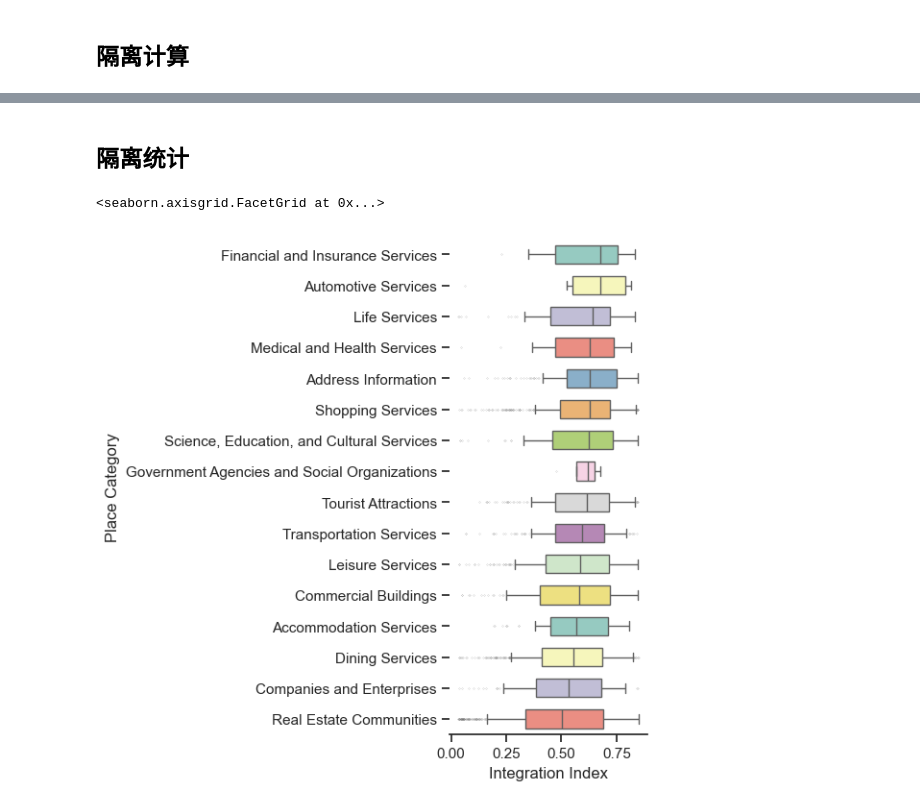
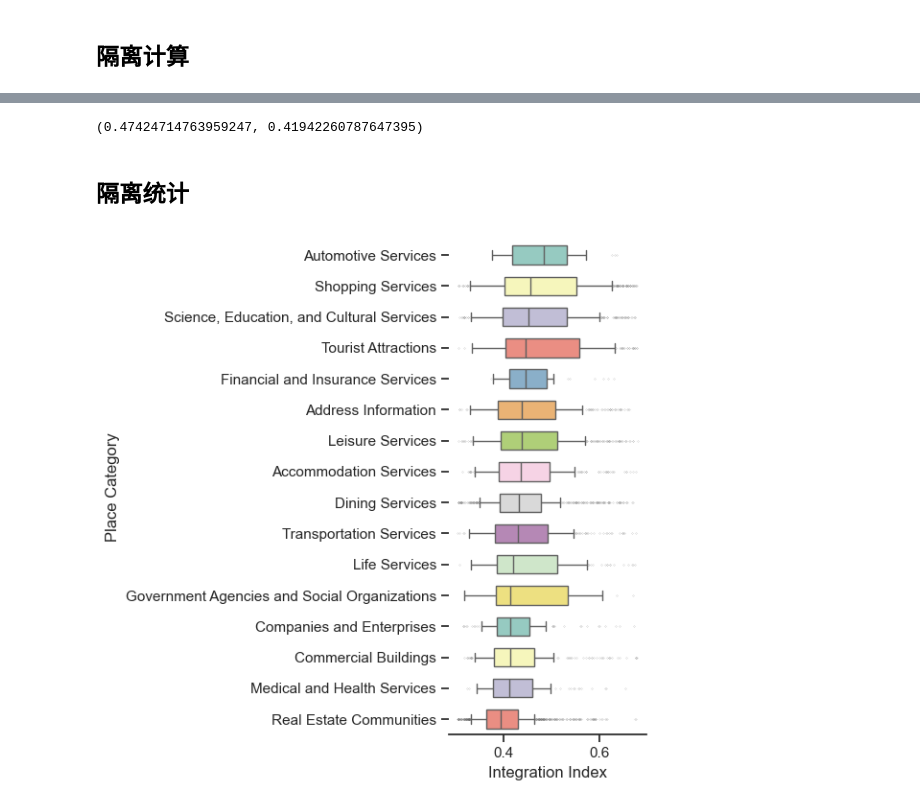
Before and after one commit to MMHHRR/social_segregation, a Jupyter notebook: graph_seg.ipynb, the cells around one changed output, grey strips where cells are left out. Drawn from its saved outputs; the diff is of its cells as text; code cells hidden in the pictures.

```diff
--- a/graph_seg.ipynb
+++ b/graph_seg.ipynb
@@ -975,0 +1111,37 @@ plt.show()
+# %%
+import numpy as np
+import matplotlib.pyplot as plt
+import seaborn as sns
+from collections import defaultdict
+
+# 设置Seaborn样式
+sns.set_style("whitegrid")
+sns.set_palette("deep")
+plt.rcParams.update({'font.size': 12})  # 增加全局字体大小
+
+# 创建图形
+fig, (ax1, ax2) = plt.subplots(1, 2, figsize=(15, 6))
+
+# 用户隔离指数分布
+sns.histplot(data=user_segregation_df, x='composite_integration_index', kde=True, ax=ax1)
+ax1.set_xlabel('Individual Segregation Index', fontsize=16)
+ax1.set_ylabel('Number of Users', fontsize=16)
+ax1.set_title('(a) Distribution of Individual Segregation Index', fontsize=18)
+# 添加用户隔离指数的中位数虚线
+user_median = user_segregation_df['composite_integration_index'].median()
+ax1.axvline(user_median, color='gray', linestyle='--', linewidth=2)
+# ax1.text(user_median, ax1.get_ylim()[1], f'Median: {user_median:.2f}',
+#          horizontalalignment='center', verticalalignment='bottom', color='r', fontsize=14)
+
+# 地点隔离指数分布
+sns.histplot(data=place_segregation_df, x='composite_integration_index', kde=True, ax=ax2)
+ax2.set_xlabel('Place Integration Index', fontsize=16)
+ax2.set_ylabel('Number of Places', fontsize=16)
+ax2.set_title('(b) Distribution of Place Integration Index', fontsize=18)
+place_median = place_segregation_df['composite_integration_index'].median()
+ax2.axvline(place_median, color='gray', linestyle='--', linewidth=2)
+
+# 调整布局
+plt.tight_layout()
+plt.savefig(r"D:\研究生\03Phd\segregation\shanghai\fig0.jpg", dpi=600, bbox_inches='tight')
+plt.show()
@@ -976,3 +1150,7 @@ plt.show()
+# %%
+place_median, user_median
+# %% [output]
+(0.47424714763959247, 0.41942260787647395)
 # %% [markdown]
 ## 隔离统计
 # %%
@@ -983,10 +1161,10 @@ import pandas as pd
 sns.set_theme(style="ticks")
 palette = sns.color_palette('Set3')
 
-df = pd.read_csv(r'D:\Coding\segaration_research\place_segregation_and_connection.csv', encoding='utf-8')
+df = pd.read_csv(r'D:\研究生\03Phd\segregation\data\place_differ.csv', encoding='gbk')
 
 # var= 'composite_integration_index'
-var= 'integration_index'
+var= '≤0.5h'
 
 # df = df[df[var].ne(0) & df[var].ne(1)]
 q_low = df[var].quantile(0.05)
@@ -1002,36 +1180,35 @@ median_values = (
 )
 
 # 将原数据框中的标签列转化为有序类别，按中位数排序
 df_clean["category"] = pd.Categorical(
     df_clean["category"],
     categories=median_values["category"],
     ordered=True
 )
 
 # 按标签排序数据框
 filtered_df_sorted = df_clean.sort_values(by="category")
 
 g = sns.catplot(
     data=filtered_df_sorted,
     kind='box',
     x=var,
     y="category",
     errorbar="ci",
     # alpha=.8,
     height=6,
     aspect=1,
     palette=palette,
     width=0.6,
     whis=0.5,
     fliersize=0.1
 )
 plt.ylabel('Place Category', fontsize=12)
 plt.xlabel('Integration Index', fontsize=12)
 g.despine(left=True)
-# plt.savefig(r"D:\研究生\03Phd\segregation\shanghai\fig5.jpg", dpi=600, bbox_inches='tight')
+plt.savefig(r"D:\研究生\03Phd\segregation\shanghai\fig5.jpg", dpi=600, bbox_inches='tight')
 # %% [output]
-<seaborn.axisgrid.FacetGrid at 0x...>
-[figure, old version]
+[figure, new version]
 # %%
 import pandas as pd
 import seaborn as sns
```
Also changed, not shown: parts of 40 cells of this notebook.
